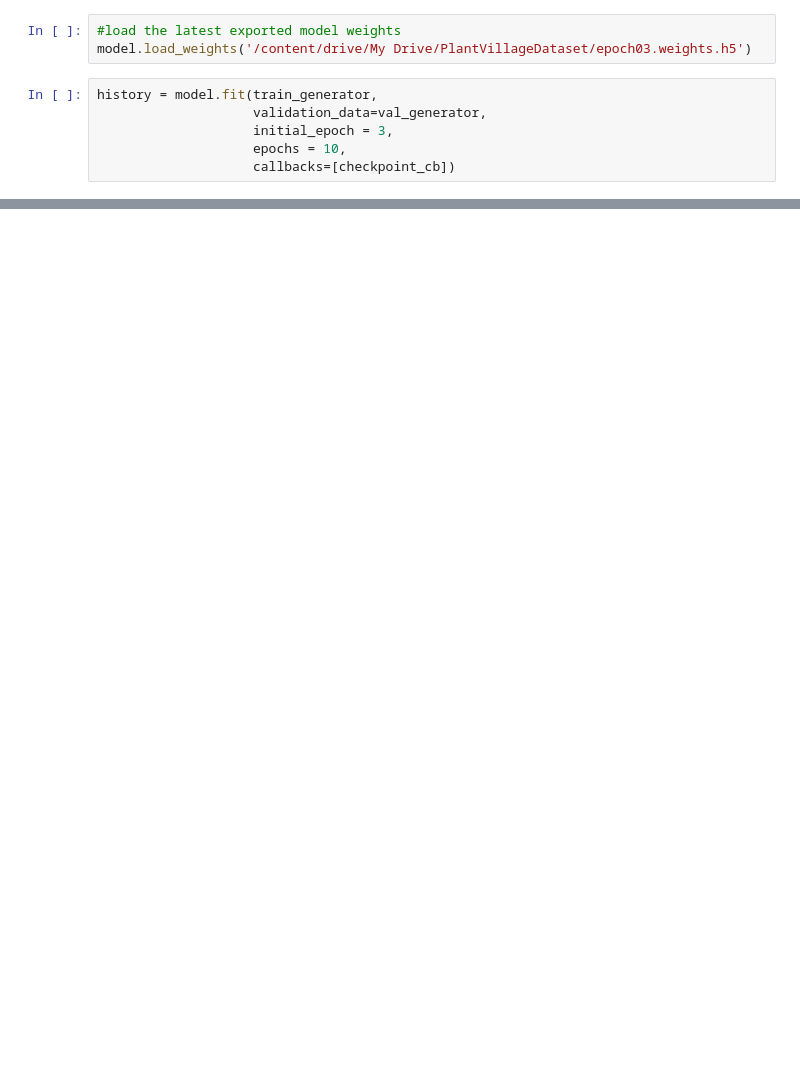
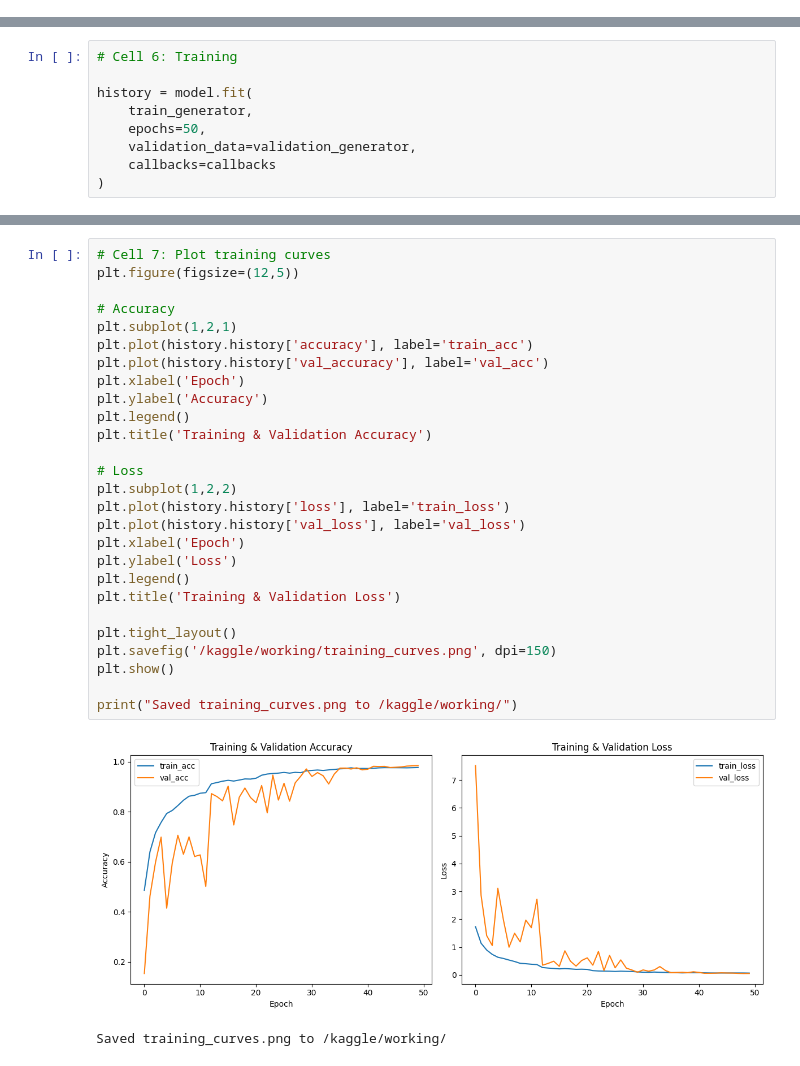
Before and after one commit to anusanth26/Plant-Leaf-Disease-Detection, a Jupyter notebook: Deep-Learning/AlexNet/AlexNet.ipynb, the cells around one changed output, grey strips where cells are left out. Cells and saved outputs as stored; diff of their text form; blank space fills up the shorter version.

Commit message:
updated alexnet model with plots

```diff
--- a/Deep-Learning/AlexNet/AlexNet.ipynb
+++ b/Deep-Learning/AlexNet/AlexNet.ipynb
@@ -142,9 +205,0 @@ checkpoint_cb = tf.keras.callbacks.ModelCheckpoint(
-# %%
-#load the latest exported model weights
-model.load_weights('/content/drive/My Drive/PlantVillageDataset/epoch03.weights.h5')
-# %%
-history = model.fit(train_generator,
-                    validation_data=val_generator,
-                    initial_epoch = 3,
-                    epochs = 10,
-                    callbacks=[checkpoint_cb])
@@ -168,0 +233,9 @@ Epoch 10: val_accuracy improved from 0.47397 to 0.47718, saving model to /conten
+# %%
+# Cell 6: Training
+
+history = model.fit(
+    train_generator,
+    epochs=50,
+    validation_data=validation_generator,
+    callbacks=callbacks
+)
@@ -168,0 +268,30 @@ Epoch 10: val_accuracy improved from 0.47397 to 0.47718, saving model to /conten
+# %%
+# Cell 7: Plot training curves
+plt.figure(figsize=(12,5))
+
+# Accuracy
+plt.subplot(1,2,1)
+plt.plot(history.history['accuracy'], label='train_acc')
+plt.plot(history.history['val_accuracy'], label='val_acc')
+plt.xlabel('Epoch')
+plt.ylabel('Accuracy')
+plt.legend()
+plt.title('Training & Validation Accuracy')
+
+# Loss
+plt.subplot(1,2,2)
+plt.plot(history.history['loss'], label='train_loss')
+plt.plot(history.history['val_loss'], label='val_loss')
+plt.xlabel('Epoch')
+plt.ylabel('Loss')
+plt.legend()
+plt.title('Training & Validation Loss')
+
+plt.tight_layout()
+plt.savefig('/kaggle/working/training_curves.png', dpi=150)
+plt.show()
+
+print("Saved training_curves.png to /kaggle/working/")
+# %% [output]
+[figure, added]
+Saved training_curves.png to /kaggle/working/
```
Also changed, not shown: parts of 19 cells of this notebook.
